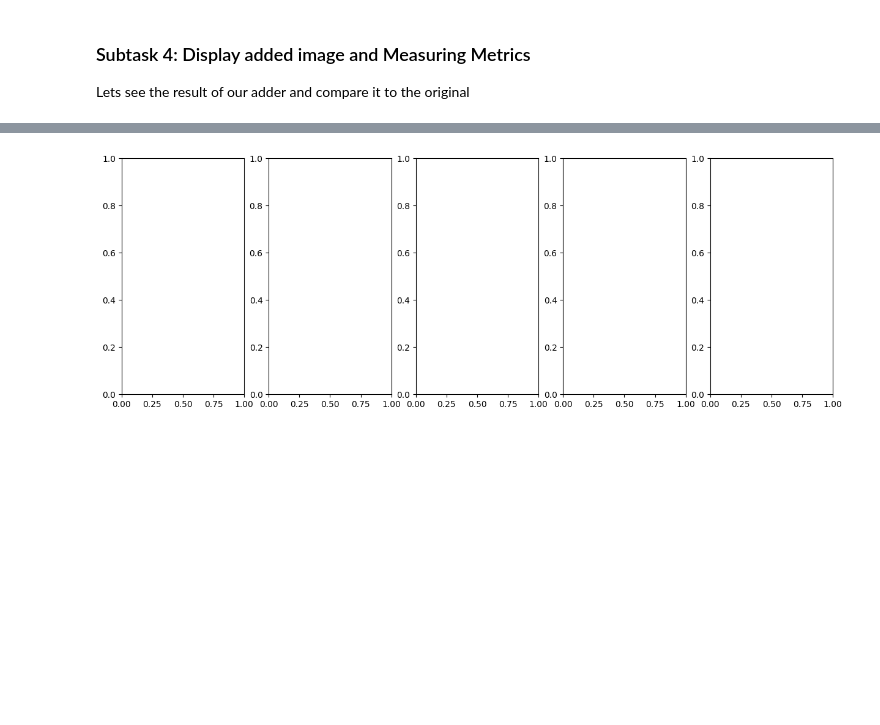
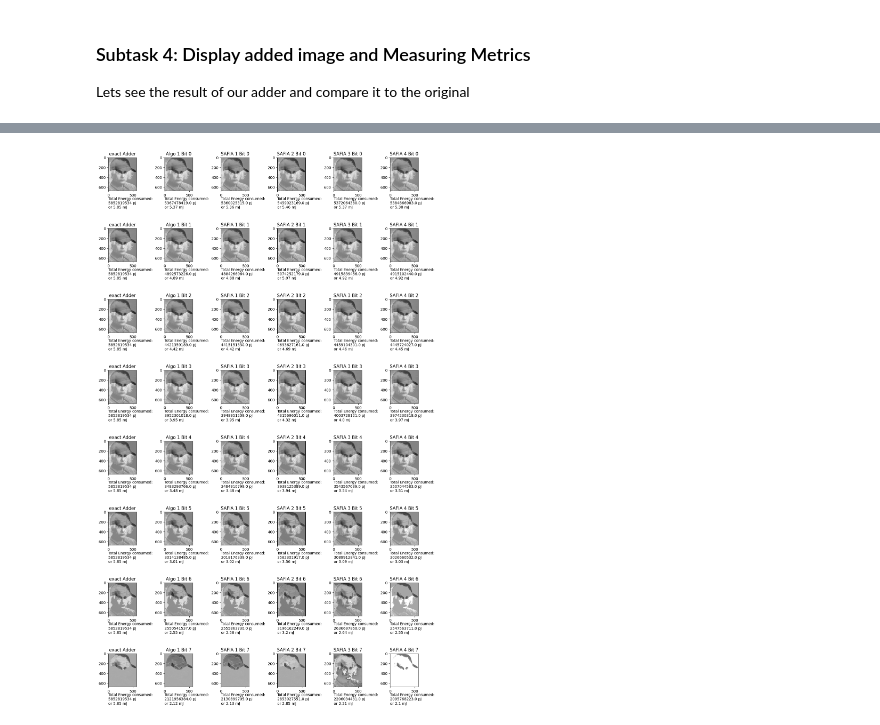
Before and after one commit to fsengi/epcExercise, a Jupyter notebook: ex05/Energy Consumption of einstein exact adder/Energy Consumption of einstein exact adder/Exercise 5.ipynb, the cells around one changed output, grey strips where cells are left out. Saved outputs shown, nothing was run; the diff lists cells and outputs as text; code cells hidden in the pictures; blank space fills up the shorter version.

```diff
--- a/ex05/Energy Consumption of einstein exact adder/Energy Consumption of einstein exact adder/Exercise 5.ipynb
+++ b/ex05/Energy Consumption of einstein exact adder/Energy Consumption of einstein exact adder/Exercise 5.ipynb
@@ -220,7 +239,7 @@ The `MyNbitAdder` function is designed to perform N-bit addition, where the lowe
 This function allows users to perform N-bit addition with a customizable threshold (`approx_until`) to switch between the approximate and exact adders. Adjust the threshold as needed for specific requirements.
 # %%
 #In 8 bit adder, lower 3 bits are implemented with approximate adder and rest of the with exact adder
-def MyNbitAdder(a,b, approx):
+def MyNbitAdder(a,b, Algo, Bit):
     #convert to binary and cut off the first two indices (they dont belong to the number but indicate that it is binary)
     a_bin, b_bin = bin(a)[2:] , bin(b)[2:]
 
@@ -238,17 +257,16 @@ def MyNbitAdder(a,b, approx):
     total_sum   = 0
 
     #############################################
-    approx_until = 1 #change this if u want to approximate the first bits by an approximate adder
+    approx_until = Bit #change this if u want to approximate the first bits by an approximate adder
     #############################################
 
     #we want to do a bitwise addition
     count = 0
     total_energy = 0
     for index, (bit1, bit2) in enumerate( zip(rev_a, rev_b) ):
-        if index < approx_until:
+        if index <= approx_until:
             #use approx_adder
-            ###### Note that _energy consumption has not been implemented in ApproxAdder! ######
-            sum_element, carry_over, _energy = ApproxAdder(int(bit1), int(bit2), int(carry_over), approx)
+            sum_element, carry_over, _energy = ApproxAdder(int(bit1), int(bit2), int(carry_over), Algo)
         else:
             #use exact_adder
             sum_element, carry_over, _energy = ExactAdder(int(bit1), int(bit2), int(carry_over))
@@ -261,5 +279,5 @@ def MyNbitAdder(a,b, approx):
     total_sum += pow(2,index+1)*carry_over
     return total_sum, count, total_energy #total energy in pJ!
 
-print(MyNbitAdder(512,512, 0))
+print(MyNbitAdder(512,512, "Algo 1",4))
 # %% [output]
@@ -289,7 +307,7 @@ This function allows users to add two images pixel-wise using the custom N-bit a
 # %%
 # Function that addes two images
 max_Nbit_adder = np.zeros(Y_einstein.shape) ## maximum bit of adders required to add two decimal values
-def MyAdder(f,g, approx):
+def MyAdder(f,g, Algo, Bit):
     total_energy = 0
 
     f=np.array(f).astype(int)
@@ -299,7 +317,7 @@ def MyAdder(f,g, approx):
     for i in range(f.shape[0]):
         for j in range(f.shape[1]):
             #we will use a custom adding function
-            res[i, j], max_Nbit_adder[i, j], _energy = MyNbitAdder(f[i,j],g[i,j], approx)
+            res[i, j], max_Nbit_adder[i, j], _energy = MyNbitAdder(f[i,j],g[i,j], Algo, Bit)
             total_energy += _energy
     return res, max_Nbit_adder, total_energy
 # %% [markdown]
@@ -308,25 +326,48 @@ def MyAdder(f,g, approx):
 ### Subtask 4: Display added image and Measuring Metrics
 Lets see the result of our adder and compare it to the original
 # %%
-fig, axs = plt.subplots(1, 5, figsize=(15, 5))  # 5 rows, 1 column
-ssi_list = []
-psnr_list = []
+rows = 8
+coll = 6
+bit_list = range(0,rows)
+algo_list = ["exact Adder","Algo 1","SAFIA 1","SAFIA 2","SAFIA 3","SAFIA 4"]
+
+fig, axs = plt.subplots(rows, coll, figsize=(15, 5))  # 5 rows, 1 column
+plt.subplots_adjust(left=0.125, bottom=6, right=0.9, top=10, wspace=1, hspace=0.9)
+
 add_approx_list = []
+# loop throw all Bitpositions
+for indexBit, approxBit in enumerate(bit_list):
+    # loop throw all Algorithm
+    for indexAlgo, approxAlgo in enumerate(algo_list):
+        # run calculation
+        add_approx, max_Nbit_adder, total_energy = MyAdder(Y_einstein,Y_cap,approxAlgo,approxBit)
 
-for i in range(0,5):
-    add_approx,max_Nbit_adder, total_energy = MyAdder(Y_einstein,Y_cap, i)
-    add_approx_list.append(add_approx)
-    axs[i].imshow(add_approx_list[i], cmap = "gray")
-    axs[i].set_title(f"{nameApprox_list[i]}")
-    axs[i].text(3, -0.2,f"\nTotal Energy consumed: \n{round(total_energy,0)} pJ \nor {round(total_energy/10**9,2)} mJ", fontsize=12, color='black')
+        add_approx_list.append(add_approx)
+        # show picture in subplot
+        axs[indexBit,indexAlgo].imshow(add_approx_list[-1], cmap = "gray")
+        # Add an annotation to the subplot
+        axs[indexBit,indexAlgo].annotate(f"\nTotal Energy consumed: \n{round(total_energy,0)} pJ \nor {round(total_energy/10**9,2)} mJ", (0,0), (0,-5),xycoords='axes fraction', textcoords='offset points', va='top')
 
-    data_range = add_approx_list[0].max() - add_approx_list[-1].max()
-    ssi_list.append( ssim(add_approx_list[0], add_approx_list[-1], data_range=data_range))
-    print(f"ssi{ssi_list[-1]}")
-    mse = np.mean((add_approx_list[0] - add_approx_list[-1])**2)         ### MSE should be closed to zreo
-    print(f"mse{mse}")
-    psnr_list.append(10 * log10((add_approx_list[0].max()**2) /mse))       ### PSNR should be closer to 54 dB
-    print(f"psnr{psnr_list[-1]}")
+        if approxAlgo == "exact Adder":
+            axs[indexBit,indexAlgo].set_title(f"{approxAlgo}")
+        else:
+            axs[indexBit,indexAlgo].set_title(f"{approxAlgo} Bit {approxBit}")
+
+        data_range = add_approx_list[0].max() - add_approx_list[-1].max()
+        mse = np.mean((add_approx_list[0] - add_approx_list[-1])**2)
+        # load results to dictionary
+        loaded_dict[approxAlgo]["ssi"][indexBit] = round(ssim(add_approx_list[0], add_approx_list[-1], data_range=data_range),2)
+        loaded_dict[approxAlgo]["psnr"][indexBit] = round(10 * log10((add_approx_list[0].max()**2) /mse),2)
+        loaded_dict[approxAlgo]["energy_con"][indexBit] = round(total_energy/10**9,2)
+
+        # print(f"{approxAlgo} Bit {approxBit}")
+
+        print(f"{approxAlgo} \tBit {approxBit} \tssi {loaded_dict[approxAlgo]['ssi']} \tpsnr {loaded_dict[approxAlgo]['psnr']} \tenergy {loaded_dict[approxAlgo]['energy_con']}\n")
+
 # Show the plot
 plt.show()
+
+# Write the data to the JSON file
+with open(json_file_path, 'w') as json_file:
+    json.dump(loaded_dict, json_file, indent=4)
 # %% [output]
@@ -334 +391 @@ KeyboardInterrupt:
-[figure, old version]
+[figure, new version]
```
Also changed, not shown: parts of 9 cells of this notebook, 1 other file.
